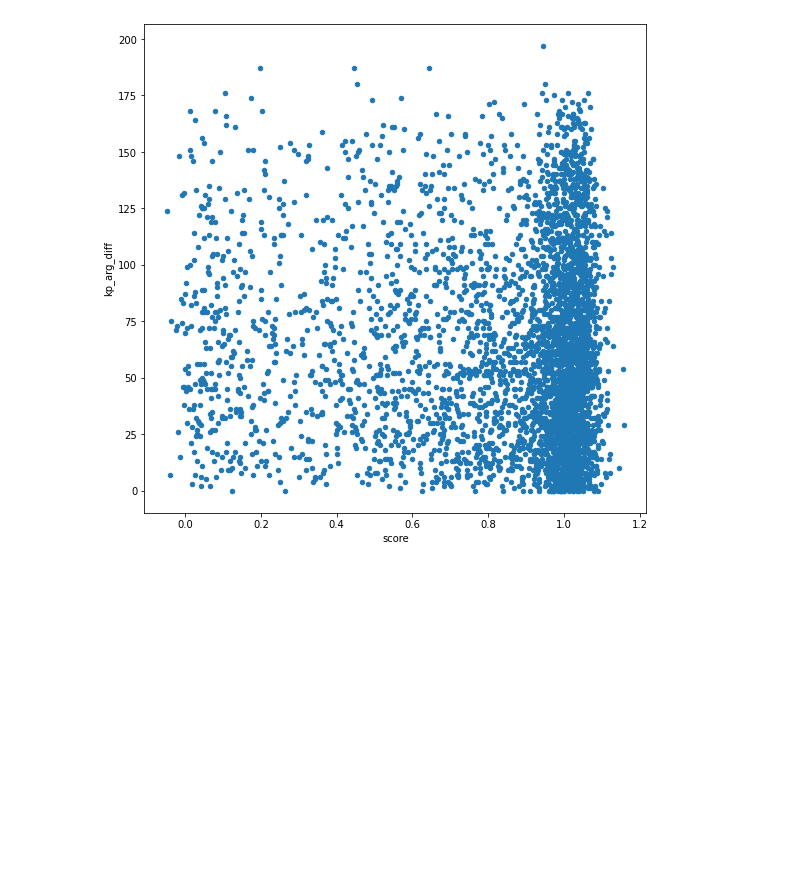
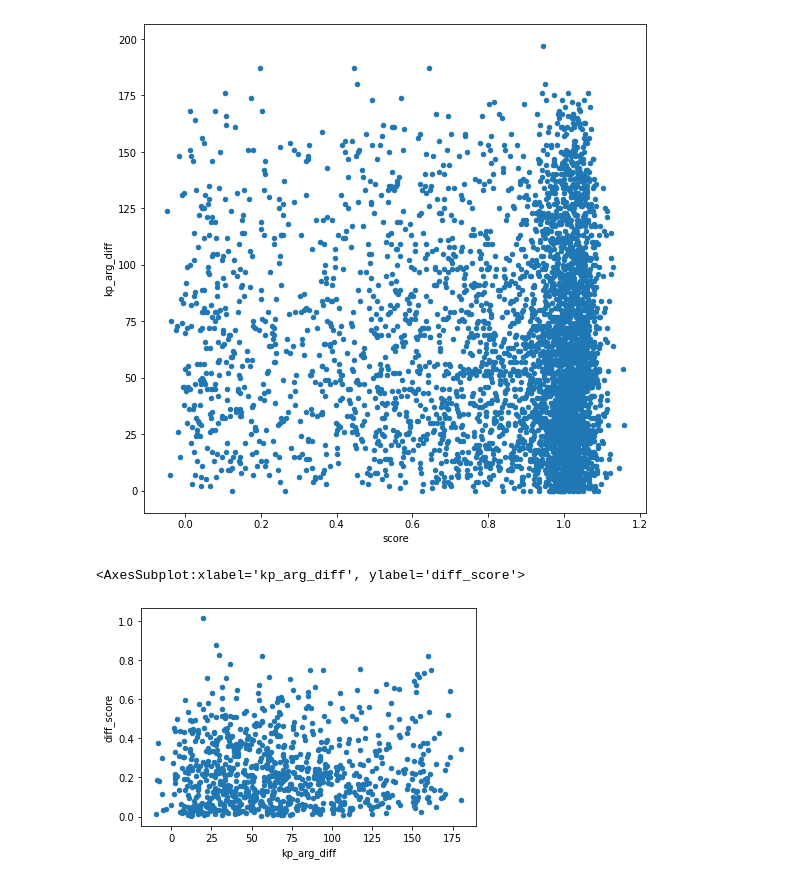
Before and after one commit to janheinrichmerker/modern-talking, a Jupyter notebook: modern_talking/results_eval.ipynb, the cells around one changed output. Saved outputs shown, nothing was run; the diff lists cells and outputs as text; code cells hidden in the pictures; blank space fills up the shorter version.

Commit message:
Changed example to figure in approach section

```diff
--- a/modern_talking/results_eval.ipynb
+++ b/modern_talking/results_eval.ipynb
@@ -251,3 +251,28 @@ test_df.sort_values(by='kp_arg_diff', ascending=True).plot(x = 'score', y='kp_ar
 # %% [output]
 <AxesSubplot:xlabel='score', ylabel='kp_arg_diff'>
 [figure]
+# %%
+test2_df = bert_dev_df
+
+test2_df.reset_index(inplace=True)b#est2_dfrset_index(['arg_id', 'key_point_id'], inplace=True)
+b#est2_df]'diff_score'] = abs(test2_df['label'] - test2_df['score'])
+b#est2_dfsort_index(ascending=True)
+
+b
+
+#est2_df['arg_length'] = test2_df['argument'].str.len()
+t#st_2df['kp_length'] = test_2df['key_point'].str.len()
+te#t_d2f['kp_arg_diff'] = abst_d2f['arg_length'])ed - test2_df['kp_length']
+f
+f # tdiff_score = .group.sort_values('dikp_arg_diffby('arg_id')['diff_score'].mean()
+
+
+
+p
+l#iff_len = test2_df..sort_values('dikp_arg_diffgroupby('arg_id')['kp_arg_diff'].mean()t.p
+l
+#new_df = diff_score.to_frame().join(diff_len)
+tnew_df.sort_values('kp_arg_diff').plot(x = 'kp_arg_diff', y = 'diff_score', kind='scatter')(#diff,) diff_score_len
+# %% [output]
+<AxesSubplot:xlabel='kp_arg_diff', ylabel='diff_score'>
+[figure, added]
```
Also changed, not shown: 1 other file.
